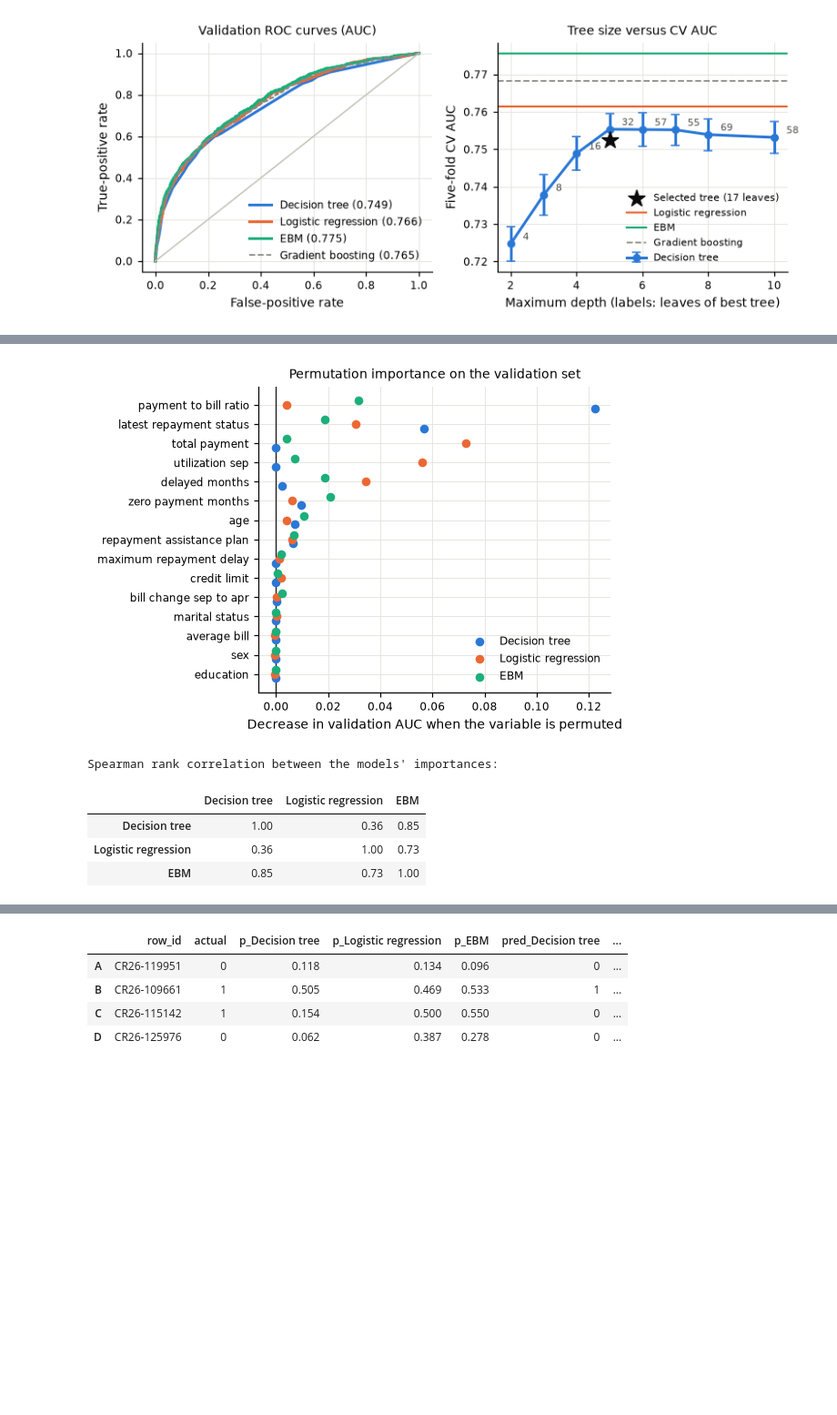
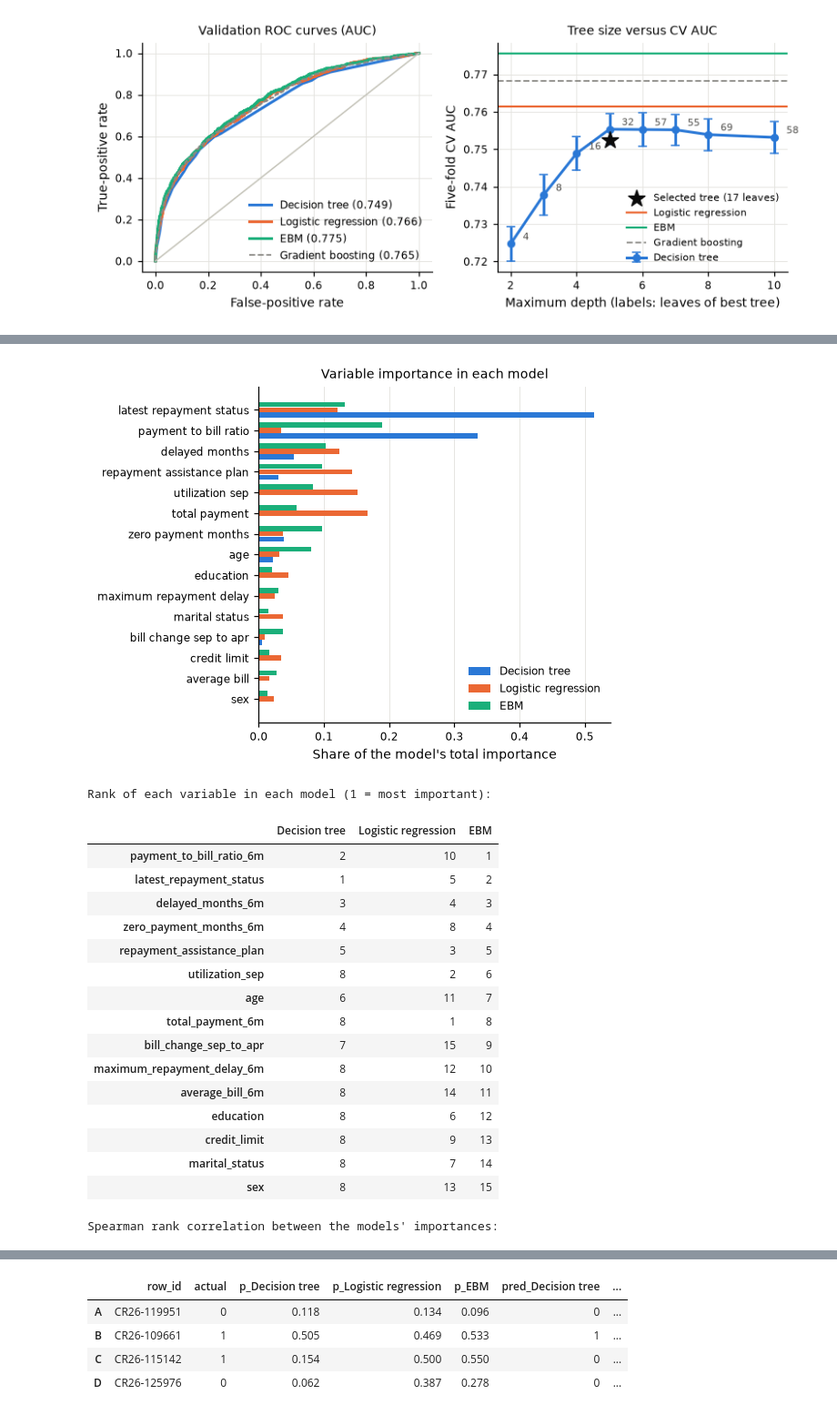
Before and after one commit to thalessac/explainable-artificial-intelligence, a Jupyter notebook: Inteligencia Artificial Explicable/Tema 2 - trabajo práctico/code/payment_difficulty_xai.ipynb, the cells around one changed output, grey strips where cells are left out. Shown at 91% size. Drawn from its saved outputs; the diff is of its cells as text; code cells hidden in the pictures; blank space fills up the shorter version.

```diff
--- a/Inteligencia Artificial Explicable/Tema 2 - trabajo práctico/code/payment_difficulty_xai.ipynb
+++ b/Inteligencia Artificial Explicable/Tema 2 - trabajo práctico/code/payment_difficulty_xai.ipynb
@@ -185,6 +185,9 @@ plt.show()
 X_train, X_validation, y_train, y_validation = train_test_split(X, y, test_size=0.2, stratify=y, random_state=seed)
 folds = list(StratifiedKFold(n_splits=5, shuffle=True, random_state=seed).split(X_train, y_train))
 threshold_grid = np.round(np.arange(0.05, 0.951, 0.01), 2)
+fold_of = np.zeros(len(y_train), dtype=int)  # which CV fold leaves each training client out
+for fold, (_, left_out_index) in enumerate(folds):
+    fold_of[left_out_index] = fold
 print(f"Training rows:   {len(X_train):,} (positive rate {y_train.mean():.3f})")
 print(f"Validation rows: {len(X_validation):,} (positive rate {y_validation.mean():.3f})")
 
@@ -220,7 +223,6 @@ def classification_metrics(y_true, probabilities, t_acc, t_bal):
     flagged = (probabilities >= t_bal).astype(int)
     return {
         "auc": roc_auc_score(y_true, probabilities) if probabilities.std() > 0 else 0.5,
-        "brier": brier_score_loss(y_true, probabilities),
         "accuracy": accuracy_score(y_true, (probabilities >= t_acc).astype(int)),
         "balanced_accuracy": balanced_accuracy_score(y_true, flagged),
         "recall_1": recall_score(y_true, flagged, pos_label=1, zero_division=0),
@@ -1008,8 +1098,4 @@ Confusion matrices at `t_bal` and agreement between the models.
 # %%
-for name in glassbox:
-    print(name, f"(t_bal = {thresholds[name]['t_bal']:.2f})")
-    print(confusion_matrix(y_validation, validation_decisions[name]))
-
 agreement = []
 for i, first in enumerate(glassbox):
     for second in glassbox[i + 1:]:
@@ -1043,32 +1127,49 @@ importance measures every model the same way: the drop in validation AUC when on
 # %%
-permutation = pd.DataFrame({
-    name: permutation_importance(models[name], X_validation, y_validation, scoring="roc_auc", n_repeats=10,
-                                 random_state=seed, n_jobs=1).importances_mean
-    for name in glassbox
-}, index=X_validation.columns)
-permutation = permutation.loc[permutation.mean(axis=1).sort_values().index]
+logit_importance = coefficients.abs().groupby(original_feature).sum()
+importance = pd.DataFrame({
+    "Decision tree": tree_importance,
+    "Logistic regression": logit_importance,
+    "EBM": ebm_importance,
+}).fillna(0.0)
+importance = importance / importance.sum()
+importance = importance.loc[importance.mean(axis=1).sort_values().index]
 
-fig, ax = plt.subplots(figsize=(5.4, 3.9))
-positions = np.arange(len(permutation))
-for offset, name in zip((-0.22, 0, 0.22), glassbox):
-    ax.scatter(permutation[name], positions + offset, color=model_colors[name], s=28, label=name, zorder=3)
-ax.set_yticks(positions, [pretty(name) for name in permutation.index])
-ax.axvline(0, color="#0b0b0b", lw=0.8)
-ax.set_xlabel("Decrease in validation AUC when the variable is permuted")
+fig, ax = plt.subplots(figsize=(5.4, 4.2))
+positions = np.arange(len(importance))
+for offset, name in zip((-0.26, 0, 0.26), glassbox):
+    ax.barh(positions + offset, importance[name], height=0.25, color=model_colors[name], label=name)
+ax.set_yticks(positions, [pretty(name) for name in importance.index])
+ax.set_xlabel("Share of the model's total importance")
+ax.set_title("Variable importance in each model")
 ax.legend(frameon=False, loc="lower right")
-ax.set_title("Permutation importance on the validation set")
+ax.grid(axis="y", visible=False)
 fig.tight_layout()
-save_figure(fig, "permutation_importance")
+save_figure(fig, "importance_comparison")
 plt.show()
 
+print("Rank of each variable in each model (1 = most important):")
+display(importance.rank(ascending=False, method="min").astype(int).sort_values("EBM"))
 print("Spearman rank correlation between the models' importances:")
-display(permutation.corr(method="spearman").round(2))
-permutation.sort_values("EBM", ascending=False).round(4)
+display(importance.corr(method="spearman").round(2))
+importance.sort_values("EBM", ascending=False).round(3)
 # %% [output]
-[figure, old version]
+[figure, new version]
-Spearman rank correlation between the models' importances:
+Rank of each variable in each model (1 = most important):
 |  | Decision tree | Logistic regression | EBM |
-| Decision tree | 1.00 | 0.36 | 0.85 |
-| Logistic regression | 0.36 | 1.00 | 0.73 |
-| EBM | 0.85 | 0.73 | 1.00 |
+| payment_to_bill_ratio_6m | 2 | 10 | 1 |
+| latest_repayment_status | 1 | 5 | 2 |
+| delayed_months_6m | 3 | 4 | 3 |
+| zero_payment_months_6m | 4 | 8 | 4 |
+| repayment_assistance_plan | 5 | 3 | 5 |
+| utilization_sep | 8 | 2 | 6 |
+| age | 6 | 11 | 7 |
+| total_payment_6m | 8 | 1 | 8 |
+| bill_change_sep_to_apr | 7 | 15 | 9 |
+| maximum_repayment_delay_6m | 8 | 12 | 10 |
+| average_bill_6m | 8 | 14 | 11 |
+| education | 8 | 6 | 12 |
+| credit_limit | 8 | 9 | 13 |
+| marital_status | 8 | 7 | 14 |
+| sex | 8 | 13 | 15 |
+Spearman rank correlation between the models' importances:
 |  | Decision tree | Logistic regression | EBM |
```
Also changed, not shown: parts of 29 cells of this notebook, 29 other files.
